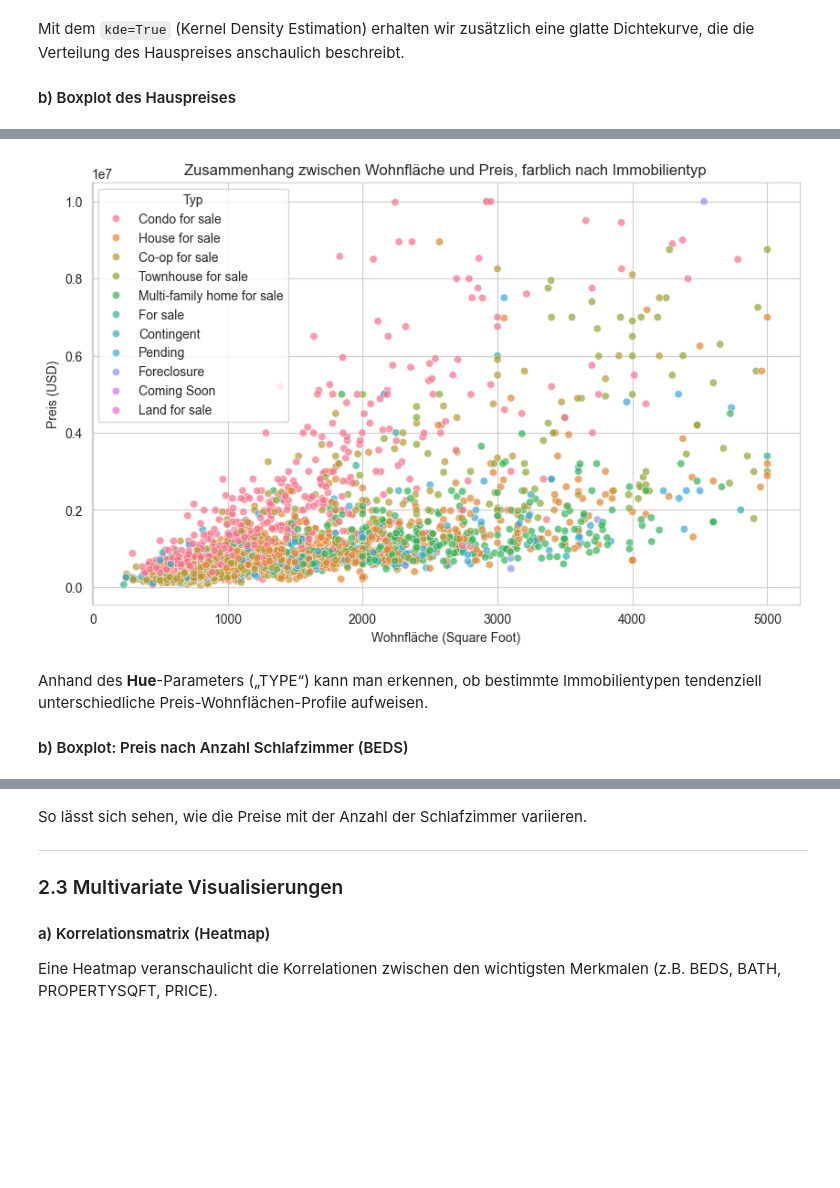
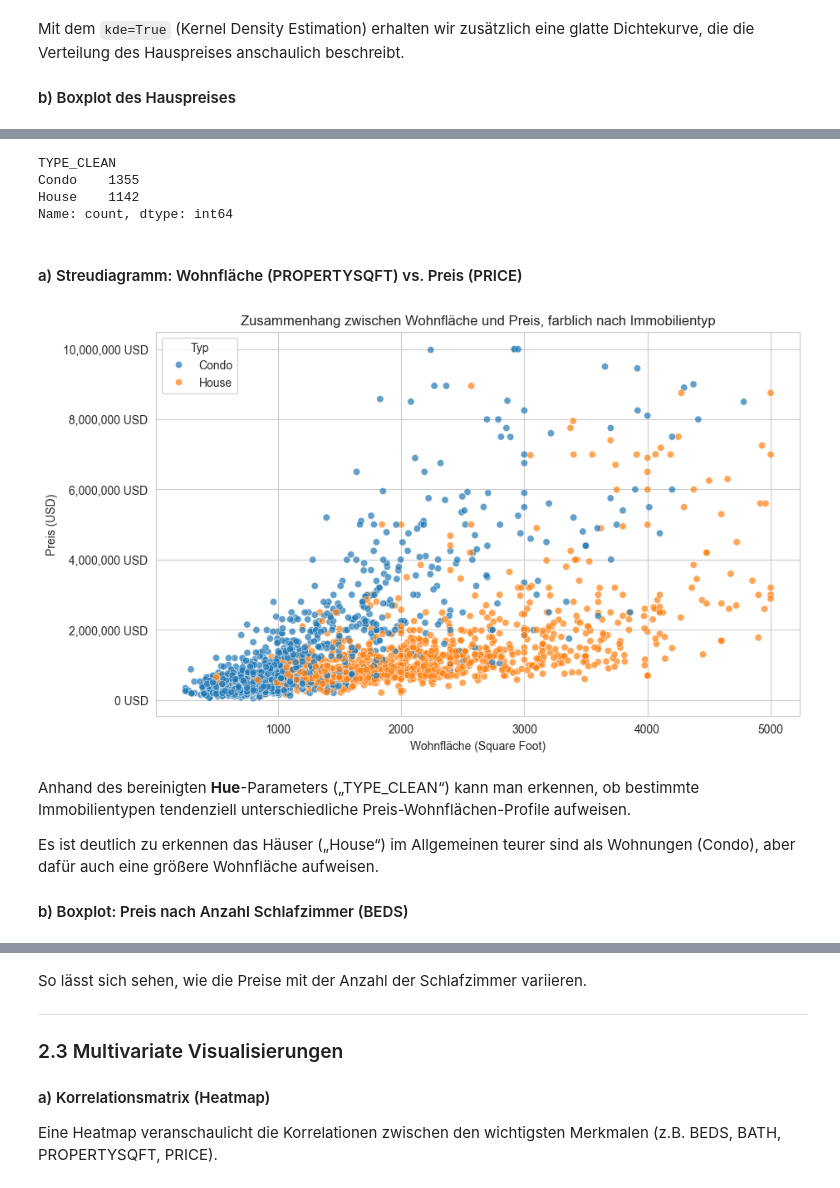
Before and after one commit to Velt1/DASC, a Jupyter notebook: CS22_1_Fritsche_Kossowski.ipynb, the cells around one changed output, grey strips where cells are left out. Saved outputs shown, nothing was run; the diff lists cells and outputs as text; code cells hidden in the pictures; blank space fills up the shorter version.

```diff
--- a/CS22_1_Fritsche_Kossowski.ipynb
+++ b/CS22_1_Fritsche_Kossowski.ipynb
@@ -758,16 +741,43 @@ Hier sehen wir auf einen Blick Ausreißer in den Preisen (z.B. sehr teure Luxusi
+# %%
+type_mapping = {
+    "Condo for sale": "Condo",
+    "Co-op for sale": "Condo",
+    "Townhouse for sale": "House",
+    "Multi-family home for sale": "House",
+    "House for sale": "House",
+}
+
+def simplify_property_type(ptype):
+    return type_mapping.get(ptype, None)
+
+# Bereinigen und Entfernen von None-Werten
+final_data["TYPE_CLEAN"] = final_data["TYPE"].apply(simplify_property_type)
+final_data = final_data[final_data["TYPE_CLEAN"].notnull()]
+
+print(final_data["TYPE_CLEAN"].value_counts())
+# %% [output]
+TYPE_CLEAN
+Condo    1355
+House    1142
+Name: count, dtype: int64
+# %% [markdown]
+#### a) Streudiagramm: Wohnfläche (PROPERTYSQFT) vs. Preis (PRICE)
 # %%
 plt.figure(figsize=(10, 6))
-sns.scatterplot(data=final_data, x="PROPERTYSQFT", y="PRICE", hue="TYPE", alpha=0.7)
+sns.scatterplot(data=final_data, x="PROPERTYSQFT", y="PRICE", hue="TYPE_CLEAN", alpha=0.7)
 plt.title("Zusammenhang zwischen Wohnfläche und Preis, farblich nach Immobilientyp")
 plt.xlabel("Wohnfläche (Square Foot)")
 plt.ylabel("Preis (USD)")
+plt.gca().yaxis.set_major_formatter(ticker.FuncFormatter(lambda y, _: f"{y:,.0f} USD"))
 plt.legend(title="Typ")
 plt.show()
 # %% [output]
-[figure, old version]
+[figure, new version]
 # %% [markdown]
 
-Anhand des **Hue**-Parameters („TYPE“) kann man erkennen, ob bestimmte Immobilientypen tendenziell unterschiedliche Preis-Wohnflächen-Profile aufweisen.
+Anhand des bereinigten **Hue**-Parameters („TYPE_CLEAN“) kann man erkennen, ob bestimmte Immobilientypen tendenziell unterschiedliche Preis-Wohnflächen-Profile aufweisen.
+
+Es ist deutlich zu erkennen das Häuser („House“) im Allgemeinen teurer sind als Wohnungen (Condo), aber dafür auch eine größere Wohnfläche aufweisen.
 
 #### b) Boxplot: Preis nach Anzahl Schlafzimmer (BEDS)
 # %%
```
Also changed, not shown: parts of 12 cells of this notebook.
